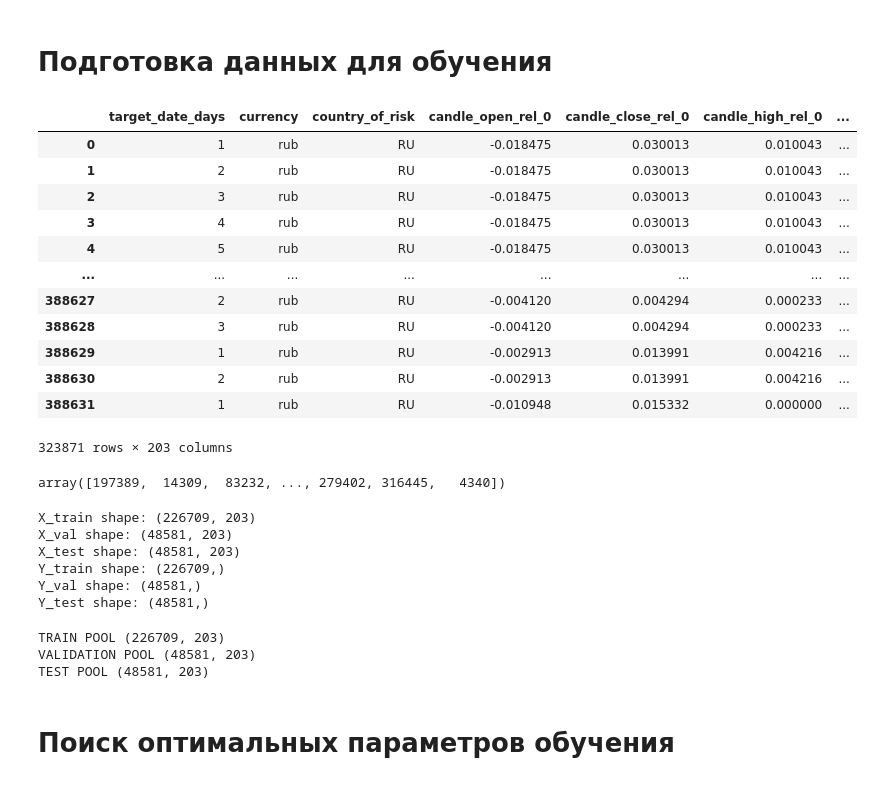
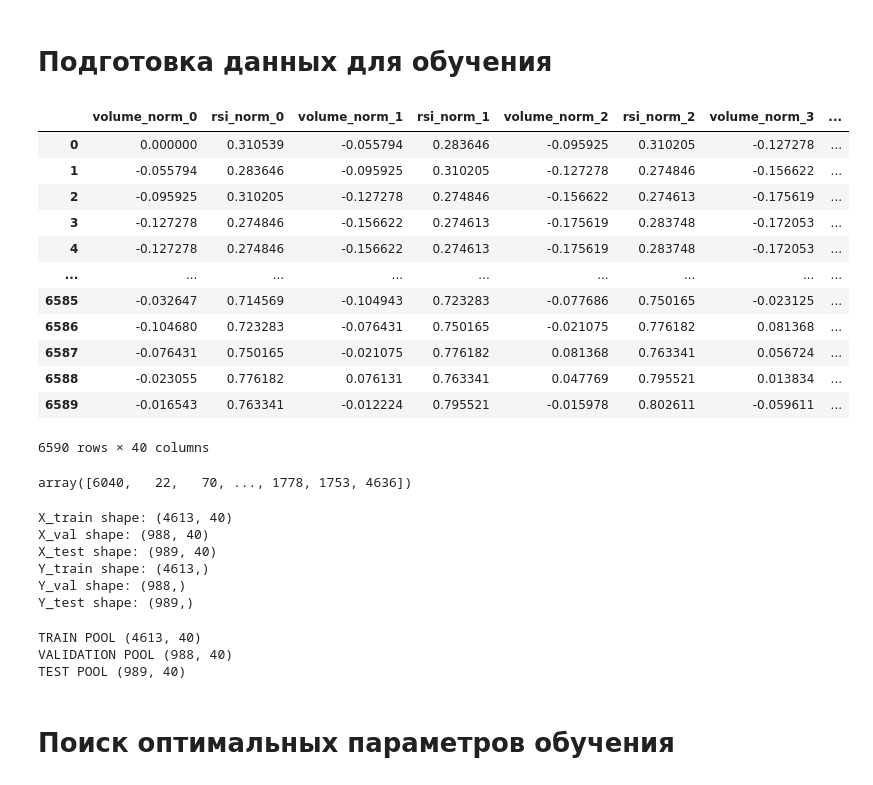
Before and after one commit to temaptz/ticker-analysis, a Jupyter notebook: jupyter/learn_ta_3_volume.ipynb, the cells around one changed output. Cells and saved outputs as stored; diff of their text form; code cells hidden in the pictures.

```diff
--- a/jupyter/learn_ta_3_volume.ipynb
+++ b/jupyter/learn_ta_3_volume.ipynb
@@ -139,26 +95,26 @@ df_history_smooth.describe()
 # %% [markdown]
 # Подготовка данных для обучения
 # %%
-df_learn = df_history_smooth.copy()
+df_learn = df # df.copy()
 
 x = df_learn.drop(columns=['result'])
 y = df_learn['result']
 
 x
 # %% [output]
-|  | target_date_days | currency | country_of_risk | candle_open_rel_0 | candle_close_rel_0 | candle_high_rel_0 | ... |
-| 0 | 1 | rub | RU | -0.018475 | 0.030013 | 0.010043 | ... |
-| 1 | 2 | rub | RU | -0.018475 | 0.030013 | 0.010043 | ... |
-| 2 | 3 | rub | RU | -0.018475 | 0.030013 | 0.010043 | ... |
-| 3 | 4 | rub | RU | -0.018475 | 0.030013 | 0.010043 | ... |
-| 4 | 5 | rub | RU | -0.018475 | 0.030013 | 0.010043 | ... |
-| ... | ... | ... | ... | ... | ... | ... | ... |
-| 388627 | 2 | rub | RU | -0.004120 | 0.004294 | 0.000233 | ... |
-| 388628 | 3 | rub | RU | -0.004120 | 0.004294 | 0.000233 | ... |
-| 388629 | 1 | rub | RU | -0.002913 | 0.013991 | 0.004216 | ... |
-| 388630 | 2 | rub | RU | -0.002913 | 0.013991 | 0.004216 | ... |
-| 388631 | 1 | rub | RU | -0.010948 | 0.015332 | 0.000000 | ... |
+|  | volume_norm_0 | rsi_norm_0 | volume_norm_1 | rsi_norm_1 | volume_norm_2 | rsi_norm_2 | volume_norm_3 | ... |
+| 0 | 0.000000 | 0.310539 | -0.055794 | 0.283646 | -0.095925 | 0.310205 | -0.127278 | ... |
+| 1 | -0.055794 | 0.283646 | -0.095925 | 0.310205 | -0.127278 | 0.274846 | -0.156622 | ... |
+| 2 | -0.095925 | 0.310205 | -0.127278 | 0.274846 | -0.156622 | 0.274613 | -0.175619 | ... |
+| 3 | -0.127278 | 0.274846 | -0.156622 | 0.274613 | -0.175619 | 0.283748 | -0.172053 | ... |
+| 4 | -0.127278 | 0.274846 | -0.156622 | 0.274613 | -0.175619 | 0.283748 | -0.172053 | ... |
+| ... | ... | ... | ... | ... | ... | ... | ... | ... |
+| 6585 | -0.032647 | 0.714569 | -0.104943 | 0.723283 | -0.077686 | 0.750165 | -0.023125 | ... |
+| 6586 | -0.104680 | 0.723283 | -0.076431 | 0.750165 | -0.021075 | 0.776182 | 0.081368 | ... |
+| 6587 | -0.076431 | 0.750165 | -0.021075 | 0.776182 | 0.081368 | 0.763341 | 0.056724 | ... |
+| 6588 | -0.023055 | 0.776182 | 0.076131 | 0.763341 | 0.047769 | 0.795521 | 0.013834 | ... |
+| 6589 | -0.016543 | 0.763341 | -0.012224 | 0.795521 | -0.015978 | 0.802611 | -0.059611 | ... |
-323871 rows × 203 columns
+6590 rows × 40 columns
 # %%
 import numpy
 
@@ -173,7 +129,7 @@ y_array = y_array[random_indexes]
 
 random_indexes
 # %% [output]
-array([197389,  14309,  83232, ..., 279402, 316445,   4340])
+array([6040,   22,   70, ..., 1778, 1753, 4636])
 # %%
 train_end = int(0.7 * count_samples)
 val_end = int(0.85 * count_samples)
@@ -189,11 +145,11 @@ print('Y_train shape:', y_train.shape)
 print('Y_val shape:', y_val.shape)
 print('Y_test shape:', y_test.shape)
 # %% [output]
-X_train shape: (226709, 203)
-X_val shape: (48581, 203)
-X_test shape: (48581, 203)
-Y_train shape: (226709,)
-Y_val shape: (48581,)
-Y_test shape: (48581,)
+X_train shape: (4613, 40)
+X_val shape: (988, 40)
+X_test shape: (989, 40)
+Y_train shape: (4613,)
+Y_val shape: (988,)
+Y_test shape: (989,)
 # %%
 def get_feature_names() -> list:
@@ -222,7 +166,7 @@ def get_feature_names() -> list:
 import catboost
 
 text_features = []
-cat_features = ['currency', 'country_of_risk']
+cat_features = []
 
 train_pool = catboost.Pool(
     data=x_train,
@@ -250,9 +194,9 @@ print('TRAIN POOL', train_pool.shape)
 print('VALIDATION POOL', validate_pool.shape)
 print('TEST POOL', test_pool.shape)
 # %% [output]
-TRAIN POOL (226709, 203)
-VALIDATION POOL (48581, 203)
-TEST POOL (48581, 203)
+TRAIN POOL (4613, 40)
+VALIDATION POOL (988, 40)
+TEST POOL (989, 40)
 # %% [markdown]
 # Поиск оптимальных параметров обучения
 # %%
```
Also changed, not shown: parts of 30 cells of this notebook, 24 other files.
